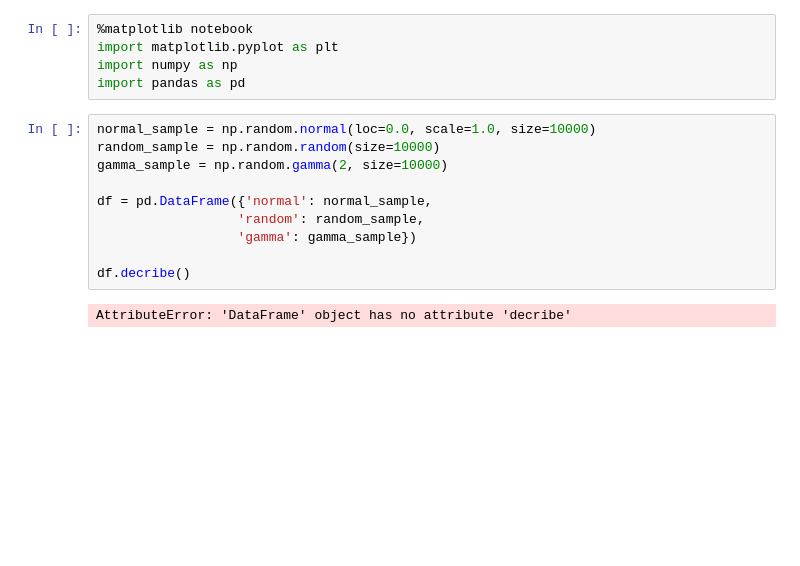
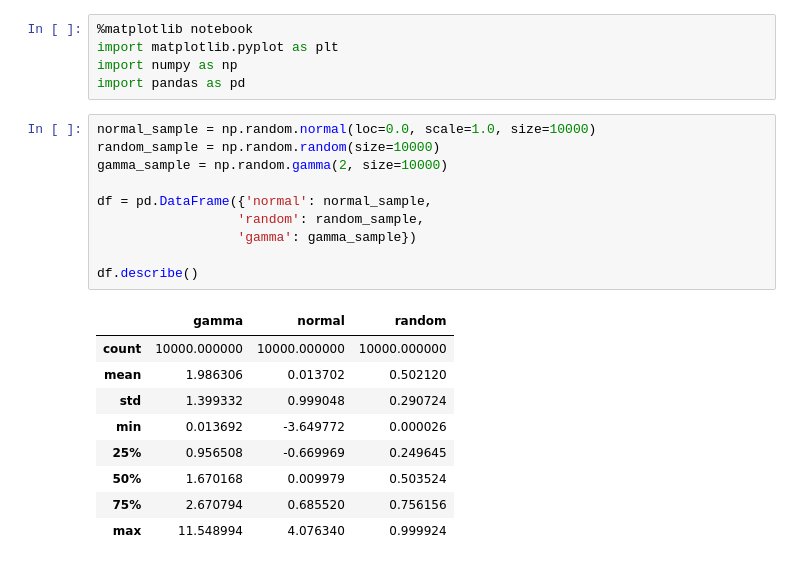
Before and after one commit to 4bic/learn_code, a Jupyter notebook: coursera/matplotlib/box plot.ipynb, the cells around one changed output. Cells and saved outputs as stored; diff of their text form; blank space fills up the shorter version.

```diff
--- a/coursera/matplotlib/box plot.ipynb
+++ b/coursera/matplotlib/box plot.ipynb
@@ -6,12 +6,20 @@ import pandas as pd
 # %%
 normal_sample = np.random.normal(loc=0.0, scale=1.0, size=10000)
 random_sample = np.random.random(size=10000)
 gamma_sample = np.random.gamma(2, size=10000)
 
 df = pd.DataFrame({'normal': normal_sample,
                   'random': random_sample,
                   'gamma': gamma_sample})
 
-df.decribe()
+df.describe()
 # %% [output]
-AttributeError: 'DataFrame' object has no attribute 'decribe'
+|  | gamma | normal | random |
+| count | 10000.000000 | 10000.000000 | 10000.000000 |
+| mean | 1.986306 | 0.013702 | 0.502120 |
+| std | 1.399332 | 0.999048 | 0.290724 |
+| min | 0.013692 | -3.649772 | 0.000026 |
+| 25% | 0.956508 | -0.669969 | 0.249645 |
+| 50% | 1.670168 | 0.009979 | 0.503524 |
+| 75% | 2.670794 | 0.685520 | 0.756156 |
+| max | 11.548994 | 4.076340 | 0.999924 |
```
Also changed, not shown: parts of 2 cells of this notebook.
